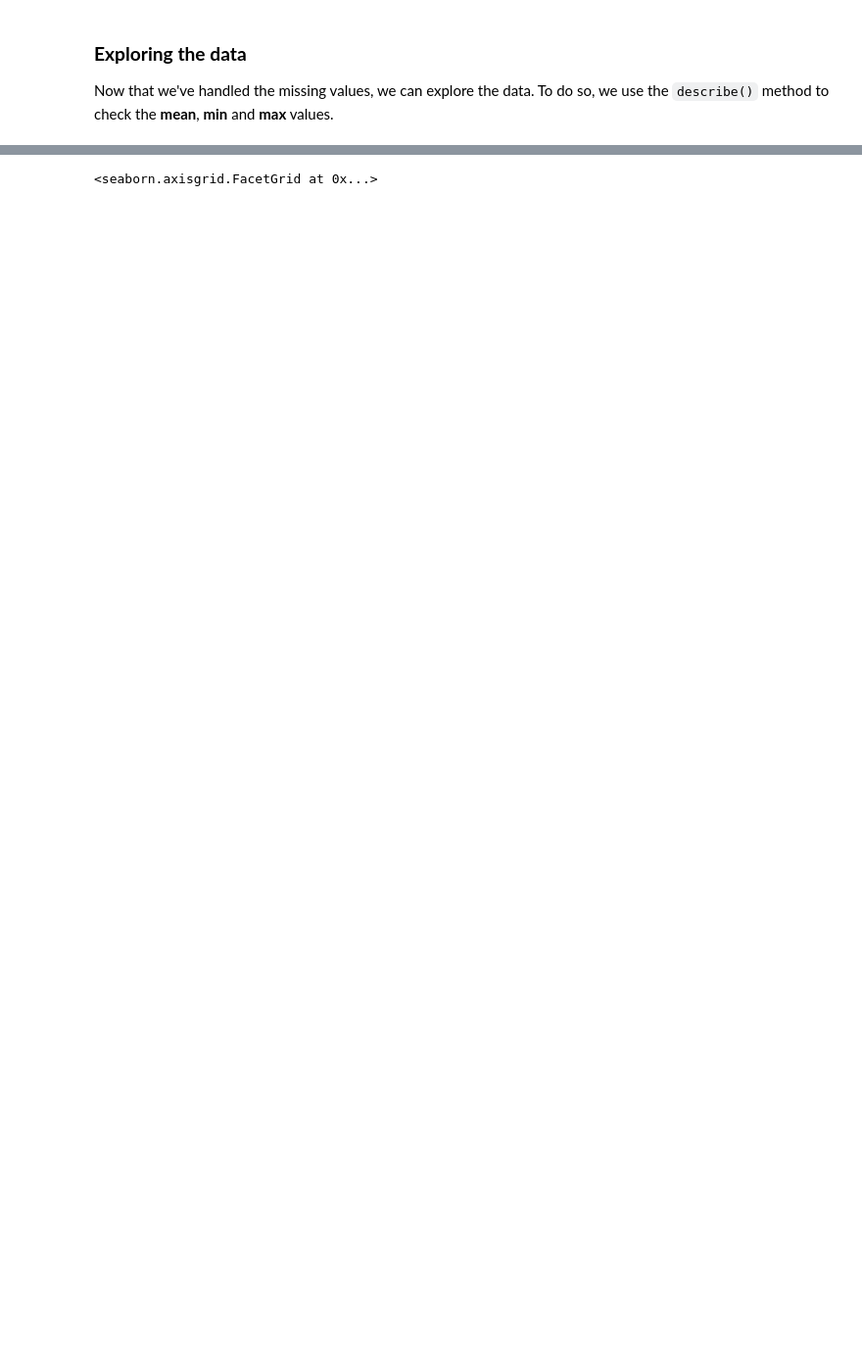
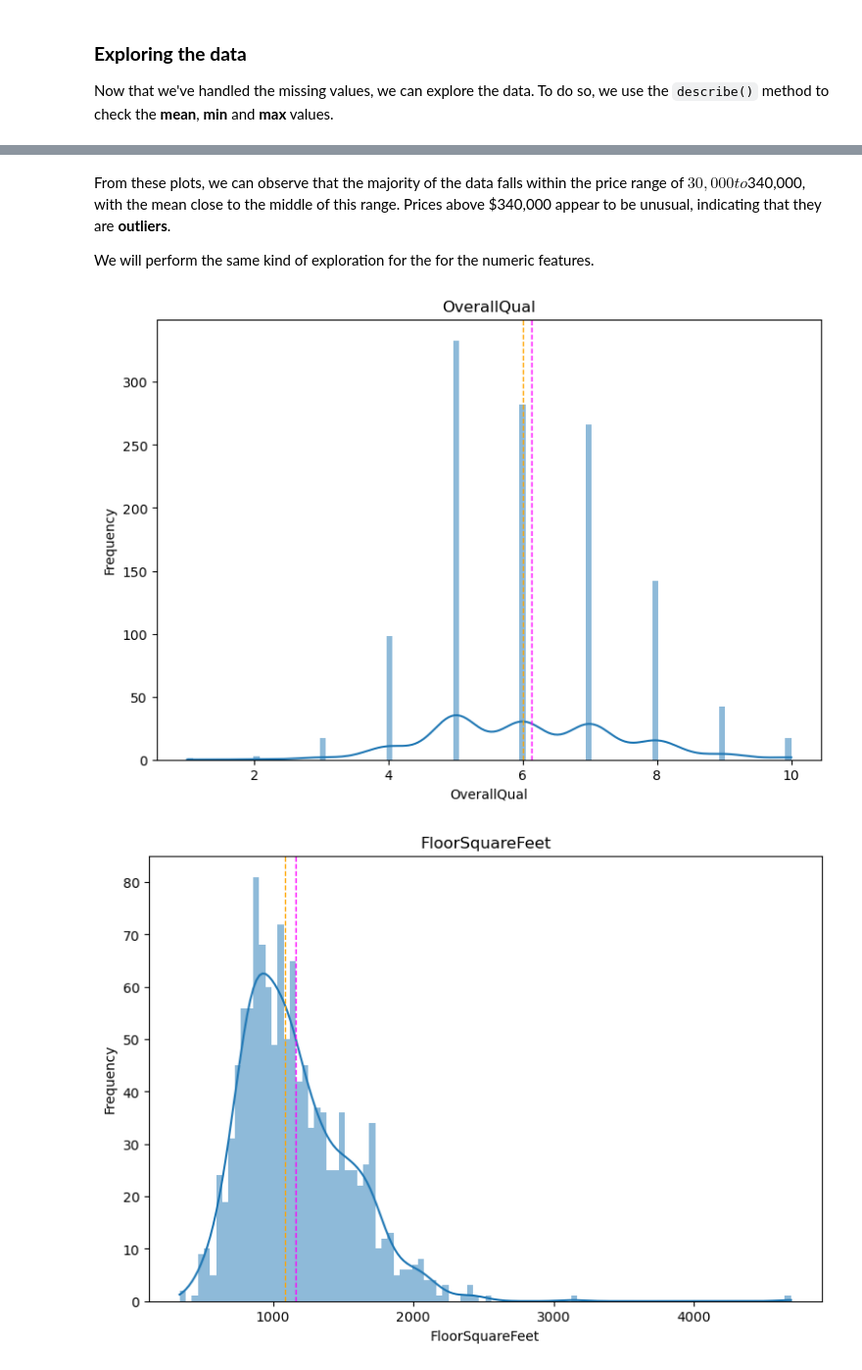
Before and after one commit to carlosopr/g-labs, a Jupyter notebook: project01/house_prices.ipynb, the cells around one changed output, grey strips where cells are left out. Shown: that part at 98% size. Drawn from its saved outputs; the diff is of its cells as text; code cells hidden in the pictures; blank space fills up the shorter version.

Commit message:
Correlation analysis and some plots added

```diff
--- a/project01/house_prices.ipynb
+++ b/project01/house_prices.ipynb
@@ -124,6 +118,20 @@ fig.show()
-# %%
-import seaborn as sns
-
-sns.displot(data=df, x='SalePrice')
-# %% [output]
-<seaborn.axisgrid.FacetGrid at 0x...>
+# %% [markdown]
+From these plots, we can observe that the majority of the data falls within the price range of $30,000 to $340,000, with the mean close to the middle of this range. Prices above $340,000 appear to be unusual, indicating that they are **outliers**.
+
+We will perform the same kind of exploration for the for the numeric features.
+# %%
+import seaborn as sns
+
+features = ['OverallQual','FloorSquareFeet','TotalRooms','YearBuilt','LotFrontage']
+
+for col in features:
+    fig, ax = plt.subplots(figsize=(9, 6))
+    sns.histplot(data=df[col], ax=ax, kde=True, bins=100, edgecolor='none')
+    ax.axvline(df[col].mean(), color='magenta', linestyle='dashed', linewidth=1)
+    ax.axvline(df[col].median(), color='orange', linestyle='dashed', linewidth=1)
+    ax.set_ylabel('Frequency')
+    ax.set_title(col)
+plt.show()
+# %% [output]
+[figure, added]
+[figure, added]
```
Also changed, not shown: parts of 9 cells of this notebook.
